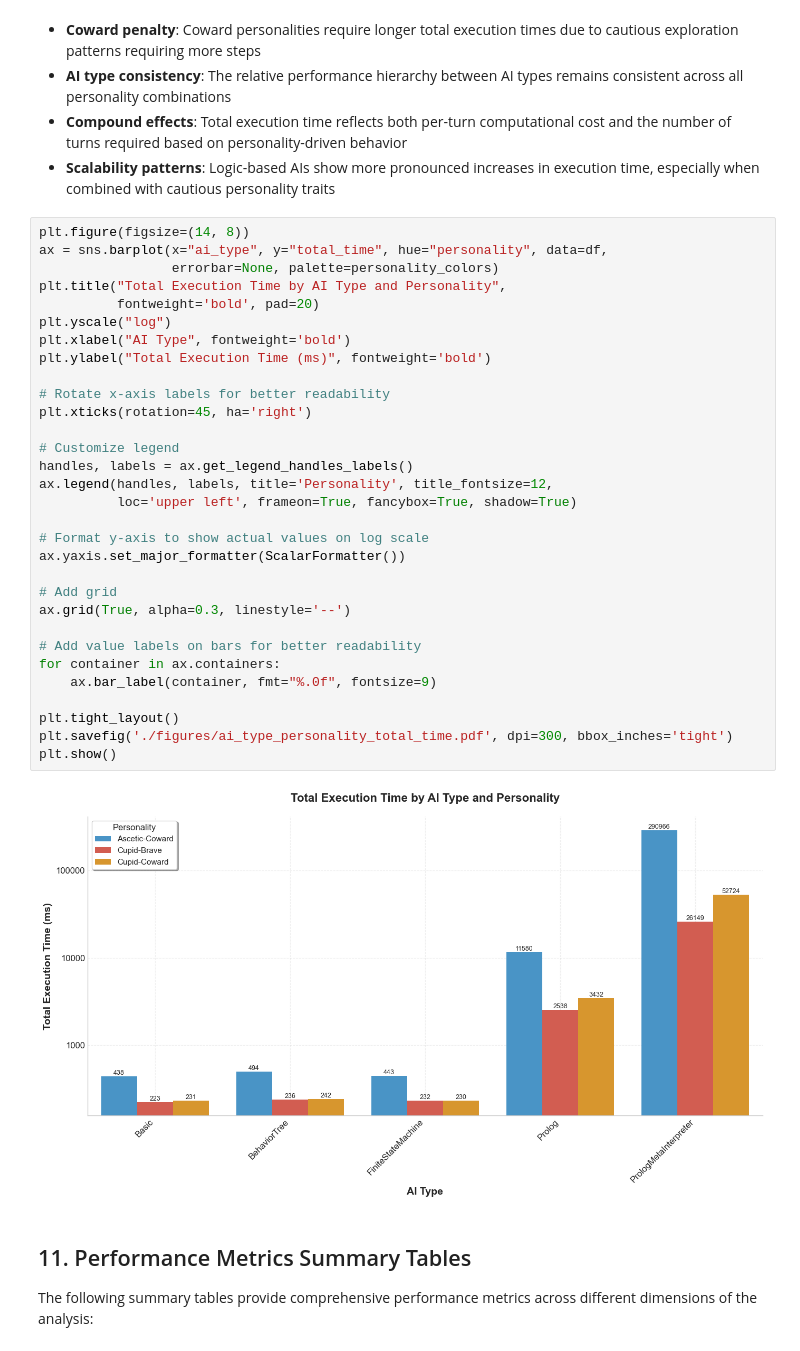
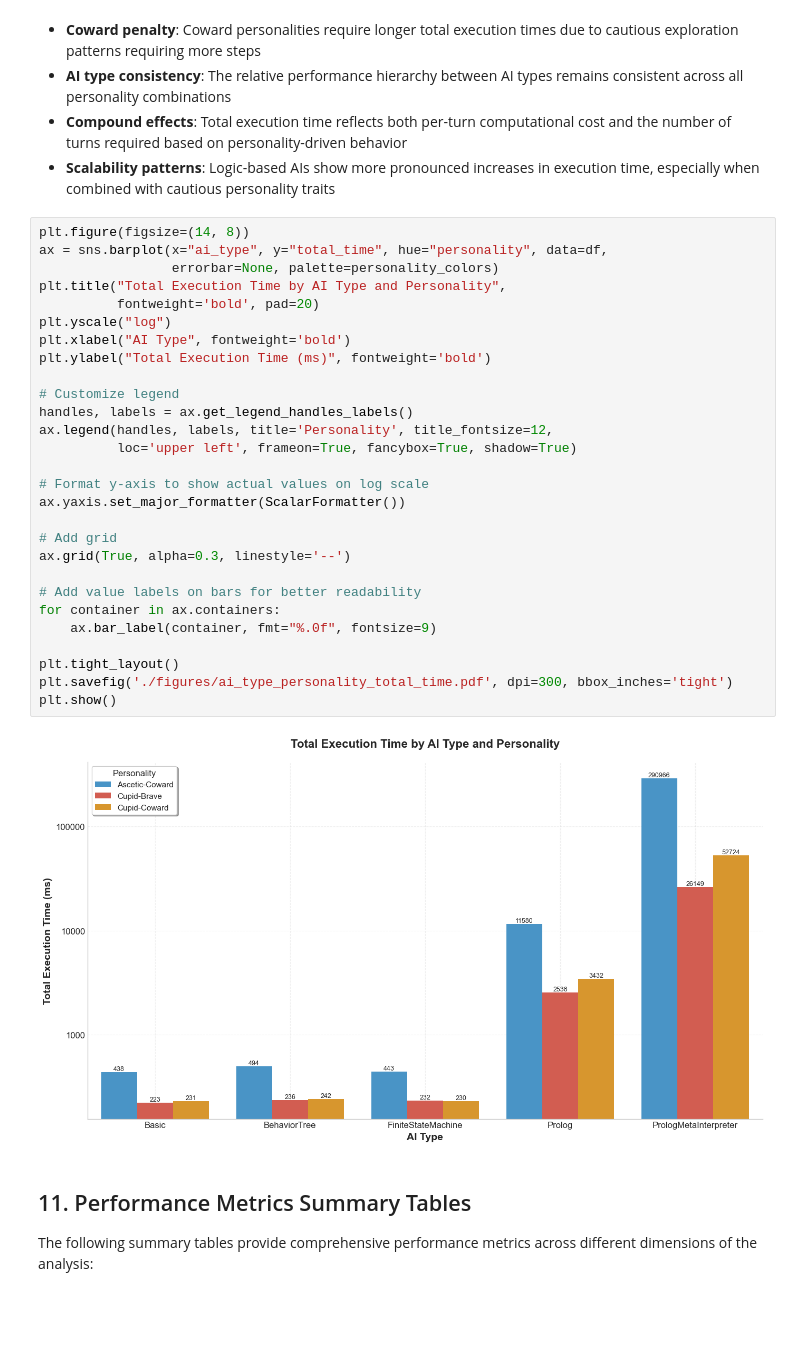
Before and after one commit to lapeyrade/WumpusWorld, a Jupyter notebook: data/data_analysis.ipynb, the cells around one changed output. Saved outputs shown, nothing was run; the diff lists cells and outputs as text; blank space fills up the shorter version.

```diff
--- a/data/data_analysis.ipynb
+++ b/data/data_analysis.ipynb
@@ -623,36 +620,33 @@ This bar chart examines how personality traits affect total execution time acros
 # %%
 plt.figure(figsize=(14, 8))
 ax = sns.barplot(x="ai_type", y="total_time", hue="personality", data=df,
                  errorbar=None, palette=personality_colors)
 plt.title("Total Execution Time by AI Type and Personality",
           fontweight='bold', pad=20)
 plt.yscale("log")
 plt.xlabel("AI Type", fontweight='bold')
 plt.ylabel("Total Execution Time (ms)", fontweight='bold')
-
-# Rotate x-axis labels for better readability
-plt.xticks(rotation=45, ha='right')
 
 # Customize legend
 handles, labels = ax.get_legend_handles_labels()
 ax.legend(handles, labels, title='Personality', title_fontsize=12,
           loc='upper left', frameon=True, fancybox=True, shadow=True)
 
 # Format y-axis to show actual values on log scale
 ax.yaxis.set_major_formatter(ScalarFormatter())
 
 # Add grid
 ax.grid(True, alpha=0.3, linestyle='--')
 
 # Add value labels on bars for better readability
 for container in ax.containers:
     ax.bar_label(container, fmt="%.0f", fontsize=9)
 
 plt.tight_layout()
 plt.savefig('./figures/ai_type_personality_total_time.pdf', dpi=300, bbox_inches='tight')
 plt.show()
 # %% [output]
-[figure, old version]
+[figure, new version]
 # %% [markdown]
 ## 11. Performance Metrics Summary Tables
 
```
Also changed, not shown: parts of 1 cell of this notebook, 2 other files.
